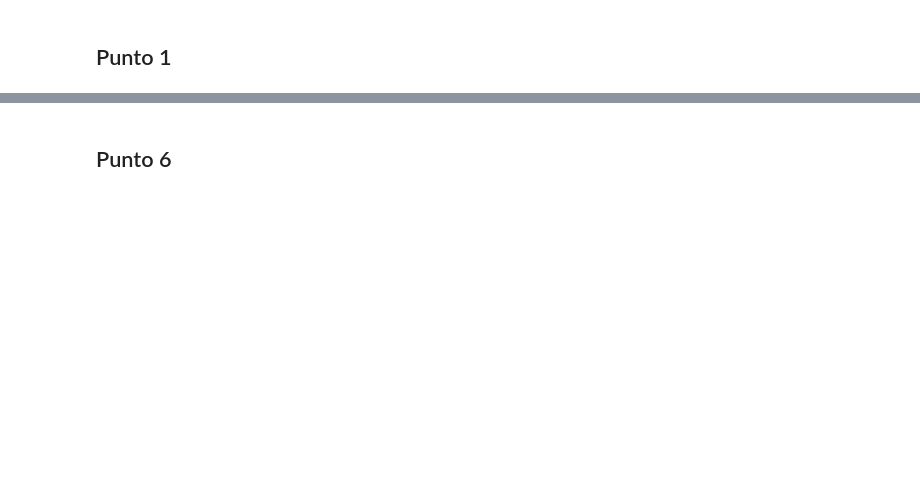
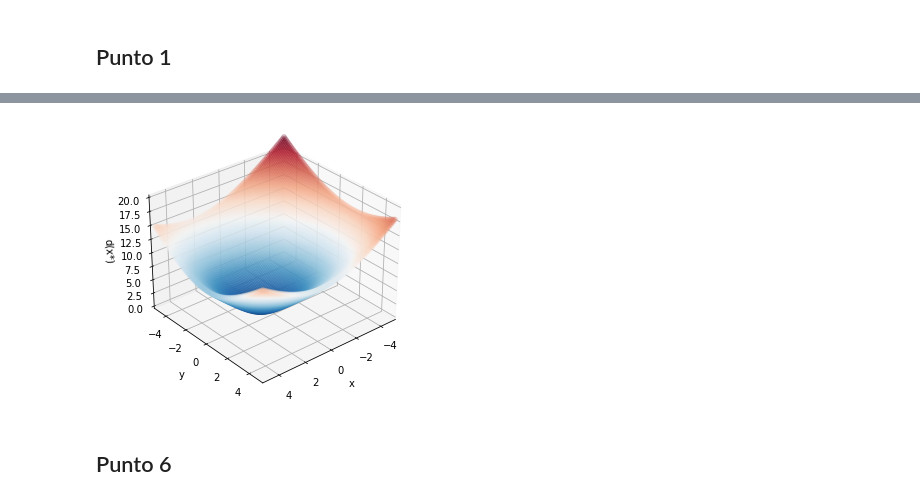
Before and after one commit to JsNcAr/Metodos1_JasonArias_SergioCruz, a Jupyter notebook: Taller_7/minimos_cuadrados.ipynb, the cells around one changed output, grey strips where cells are left out. Drawn from its saved outputs; the diff is of its cells as text; code cells hidden in the pictures; blank space fills up the shorter version.

```diff
--- a/Taller_7/minimos_cuadrados.ipynb
+++ b/Taller_7/minimos_cuadrados.ipynb
@@ -11,3 +40,30 @@ from scipy.interpolate import make_interp_spline
+# %%
+y = np.copy(x)
+
+X, Y = np.meshgrid(x, y)
+funcion = np.zeros((100, 100))
+# %%
+for i in range(len(y)):
+    for j in range(len(x)):
+        evaluar = np.array([x[j], y[i]])
+        funcion[i, j] = np.linalg.norm(np.dot(coeficientes, evaluar)-resol)
+
+f = plt.figure(figsize=(5, 5))
+g = f.add_subplot(111, projection='3d')
+
+g.set_zlabel(r'd(x*)')
+g.set_xlabel(r'x')
+g.set_ylabel(r'y')
+g.view_init(30, 50)
+
+g.set_xlim3d(-5, 5)
+g.set_ylim3d(-5, 5)
+g.set_zlim3d(0, 20)
+
+g.scatter(X, Y, funcion, c=funcion, cmap='RdBu_r', alpha=0.2)
+plt.show()
+# %% [output]
+[figure, added]
 # %% [markdown]
 ## Punto 6
 # %% [markdown]
```
Also changed, not shown: parts of 8 cells of this notebook, 1 other file.
